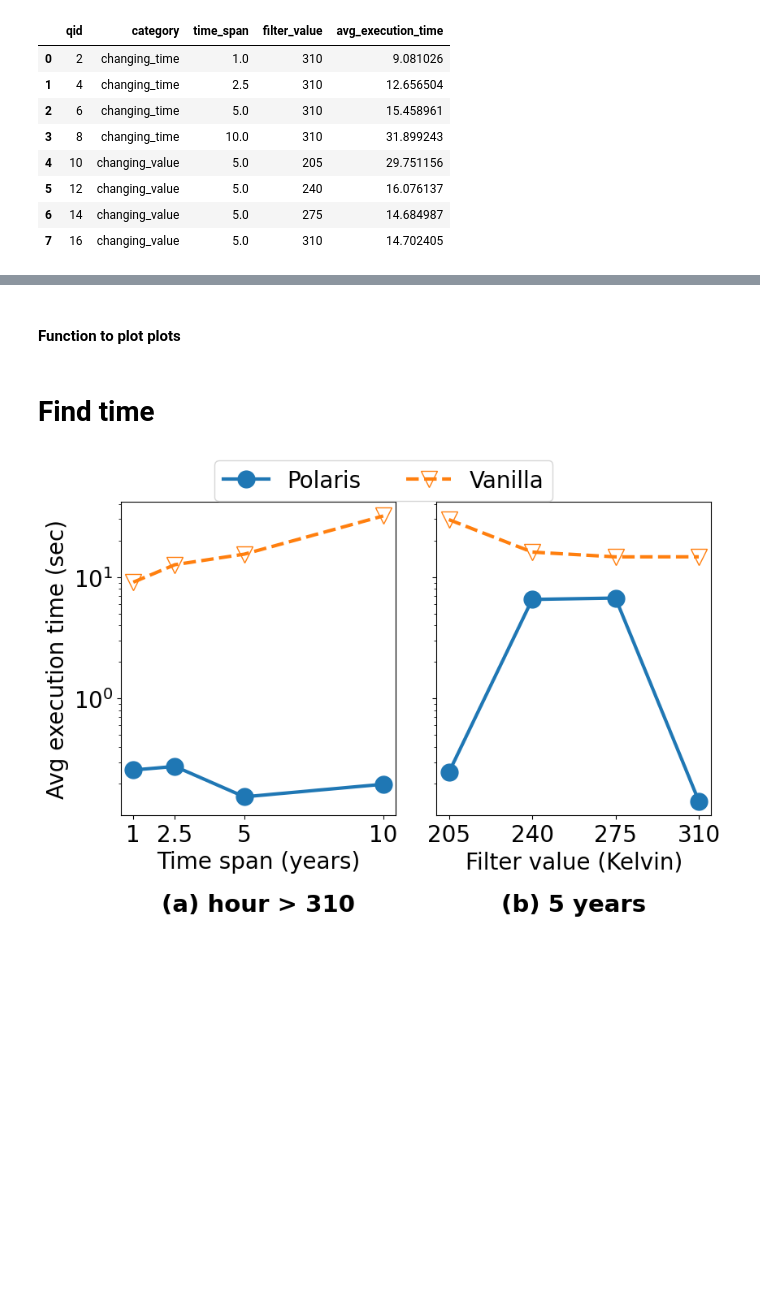
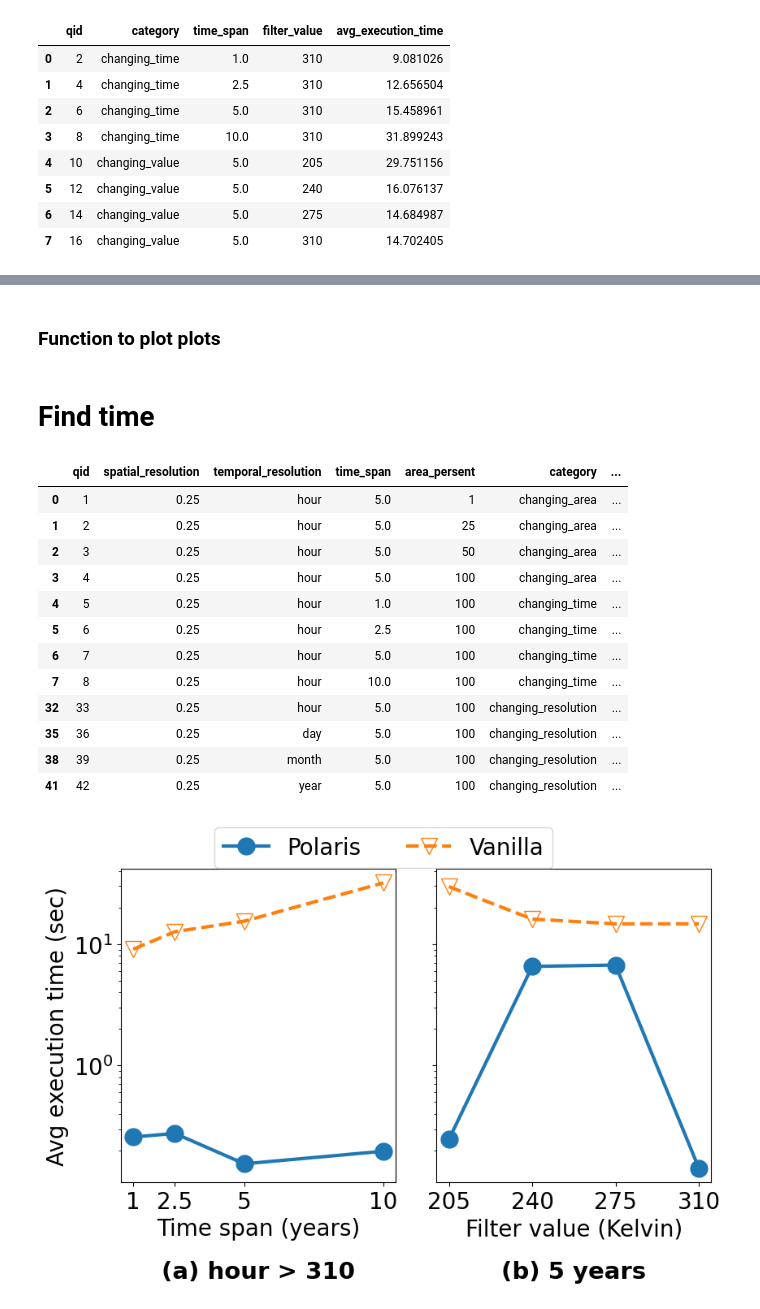
Before and after one commit to iharp3/experiment-kit, a Jupyter notebook: experiment/results/plot.ipynb, the cells around one changed output, grey strips where cells are left out. Drawn from its saved outputs; the diff is of its cells as text; code cells hidden in the pictures; blank space fills up the shorter version.

```diff
--- a/experiment/results/plot.ipynb
+++ b/experiment/results/plot.ipynb
@@ -317,7 +415,7 @@ figtitle_1d="Get Raster Query Performance"
 tick_list_1d = [[1, 25, 50, 100], [1, 3, 5], [0.25, 0.5, 1.0], [0, 1, 2, 3]]
 tick_labels_1d = [[1, 25, 50, 100], [1, 3, 5], [0.25, 0.5, 1.0], ["hour", "day", "month", "year"]]
 # %% [markdown]
-#### Function to plot plots
+### Function to plot plots
 # %%
 import matplotlib.pyplot as plt
 
@@ -421,6 +519,25 @@ def plot_heatmap_results(df_p, df_v, df_t, xlab, ylab, row_size, col_size, tick_
     plt.show()
 # %% [markdown]
 # Find time
+# %%
+df_p_025 = df_proposed[df_proposed["spatial_resolution"]==0.25]
+df_p_025_h = df_p_025[df_p_025["temporal_resolution"] == "hour"]
+df_proposed_025_h = pd.concat([df_p_025_h[:-1], df_p_025[df_p_025["category"]=="changing_resolution"]])
+df_proposed_025_h
+# %% [output]
+|  | qid | spatial_resolution | temporal_resolution | time_span | area_persent | category | ... |
+| 0 | 1 | 0.25 | hour | 5.0 | 1 | changing_area | ... |
+| 1 | 2 | 0.25 | hour | 5.0 | 25 | changing_area | ... |
+| 2 | 3 | 0.25 | hour | 5.0 | 50 | changing_area | ... |
+| 3 | 4 | 0.25 | hour | 5.0 | 100 | changing_area | ... |
+| 4 | 5 | 0.25 | hour | 1.0 | 100 | changing_time | ... |
+| 5 | 6 | 0.25 | hour | 2.5 | 100 | changing_time | ... |
+| 6 | 7 | 0.25 | hour | 5.0 | 100 | changing_time | ... |
+| 7 | 8 | 0.25 | hour | 10.0 | 100 | changing_time | ... |
+| 32 | 33 | 0.25 | hour | 5.0 | 100 | changing_resolution | ... |
+| 35 | 36 | 0.25 | day | 5.0 | 100 | changing_resolution | ... |
+| 38 | 39 | 0.25 | month | 5.0 | 100 | changing_resolution | ... |
+| 41 | 42 | 0.25 | year | 5.0 | 100 | changing_resolution | ... |
 # %%
 plot_2x2(tdb=False, cld=False, linear=False, df_proposed=df_p_ft_final, df_vanilla=df_v_ft_final, df_cloud=None, df_tiledb=df_tdb_ft,
          rows=1, cols=2, row_size=6, col_size=9, bar_legend=True,
```
Also changed, not shown: parts of 9 cells of this notebook, 3 other files.
